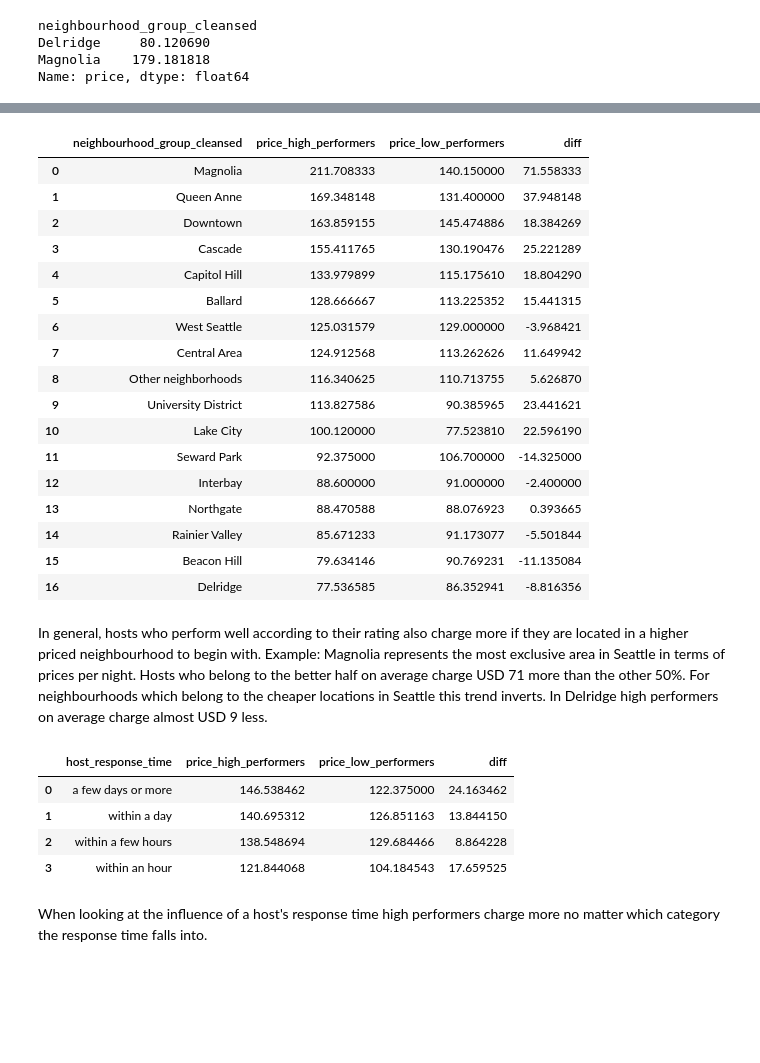
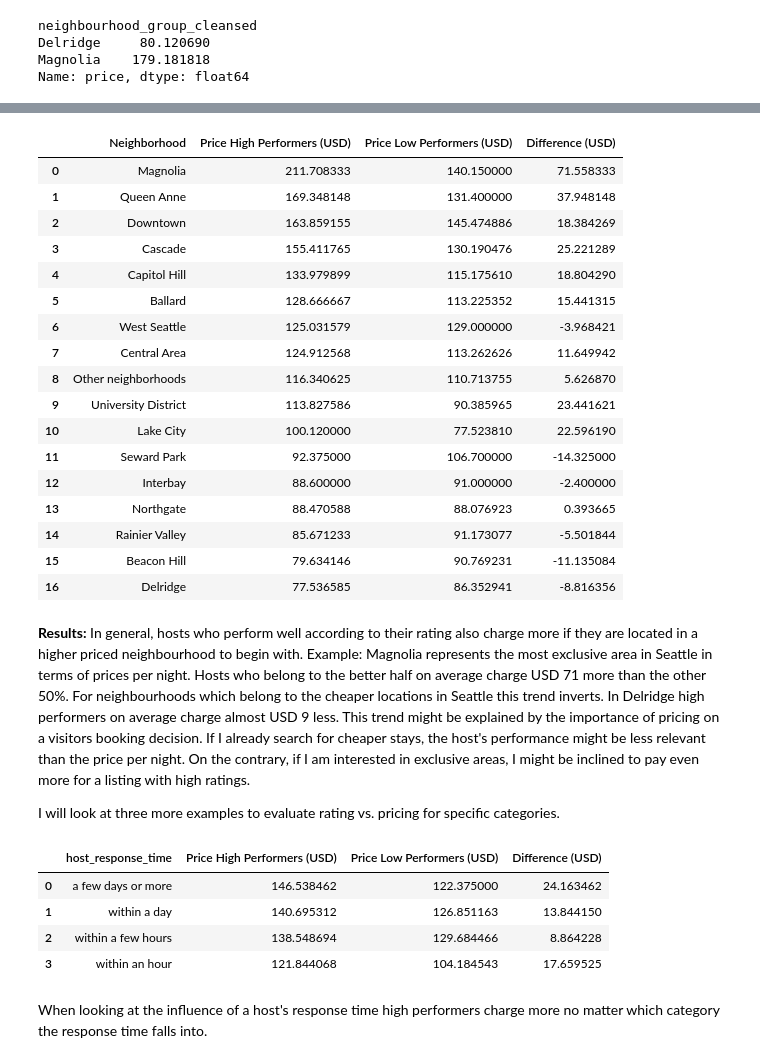
Before and after one commit to sandramuschkorgel/Udacity_Airbnb_Seattle_Analysis, a Jupyter notebook: DSND_Write_A_Data_Science_Blog_Post.ipynb, the cells around one changed output, grey strips where cells are left out. Drawn from its saved outputs; the diff is of its cells as text; code cells hidden in the pictures; blank space fills up the shorter version.

```diff
--- a/DSND_Write_A_Data_Science_Blog_Post.ipynb
+++ b/DSND_Write_A_Data_Science_Blog_Post.ipynb
@@ -790,11 +790,21 @@ price_locations = df_listings.groupby('neighbourhood_group_cleansed')['price'].m
 location_cheap = price_locations.index[len(price_locations)-1]
 location_expensive = price_locations.index[0]
 # %%
-plt.figure(figsize=(18,5))
-plt.bar(price_locations.index, price_locations)
-plt.hlines(df_listings.price.mean(), xmin=location_expensive, xmax=location_cheap, color='cyan')
+fig, ax = plt.subplots(figsize=(18,5))
+ax.bar(price_locations.index, price_locations, width=0.6, color='#e0e0e0')
+
+plt.hlines(df_listings.price.mean(), xmin=location_expensive, xmax=location_cheap, color='#336699', linestyles='dotted')
 plt.xticks(rotation=90)
-plt.title('Average Price for Booked Nights Separated by Neighbourhood')
-plt.xlabel('Location')
-plt.ylabel('Average Price for Booked Nights (USD)');
+plt.title('Average Price for Booked Nights separated by Neighbourhood', fontsize='x-large')
+plt.ylabel('Average Price for Booked Nights (USD)')
+plt.legend(labels=['Average Price per Night $125'], loc=3)
+
+ticks = np.arange(len(price_locations))
+for i in ticks:
+    plt.text(x=i, y=price_locations[i]+5, ha='center',
+             s='${:.0f}'.format(price_locations[i]), fontdict={'fontsize':'large'})
+
+for side in ['top', 'right', 'left']:
+    ax.spines[side].set_visible(False)
+ax.yaxis.set_visible(False);
 # %% [output]
@@ -827,20 +840,20 @@ def price_diff(price_col, score_col, cat_col):
     threshold = df_listings[score_col].quantile(0.5)
     # High performers belong to the better 50%
     upper_df = df_listings[df_listings[score_col] >= threshold].groupby(cat_col)[price_col].mean().sort_values(ascending=False).to_frame().reset_index()
-    upper_df = upper_df.rename(columns={price_col:'{}_high_performers'.format(price_col)})
+    upper_df = upper_df.rename(columns={price_col:'{} High Performers (USD)'.format(price_col.capitalize())})
     # Low performers belong to the lower 50%
     lower_df = df_listings[df_listings[score_col] < threshold].groupby(cat_col)[price_col].mean().sort_values(ascending=False).to_frame().reset_index()
-    lower_df = lower_df.rename(columns={price_col:'{}_low_performers'.format(price_col)})
+    lower_df = lower_df.rename(columns={price_col:'{} Low Performers (USD)'.format(price_col.capitalize())})
 
     df = upper_df.merge(lower_df, on=cat_col)
-    df['diff'] = df[df.columns[1]] - df[df.columns[2]]
+    df['Difference (USD)'] = df[df.columns[1]] - df[df.columns[2]]
 
     return df
 # %%
 df_sub = price_diff('price', 'review_scores_rating', 'neighbourhood_group_cleansed')
-df_sub.style.bar(subset=['diff'], align='mid', color=['#d65f5f', '#5fba7d'])
+df_sub.rename(columns={'neighbourhood_group_cleansed':'Neighborhood'}).style.bar(subset=['Difference (USD)'], align='mid', color=['#d65f5f', '#5fba7d'])
 # %% [output]
-|  | neighbourhood_group_cleansed | price_high_performers | price_low_performers | diff |
+|  | Neighborhood | Price High Performers (USD) | Price Low Performers (USD) | Difference (USD) |
 | 0 | Magnolia | 211.708333 | 140.150000 | 71.558333 |
 | 1 | Queen Anne | 169.348148 | 131.400000 | 37.948148 |
 | 2 | Downtown | 163.859155 | 145.474886 | 18.384269 |
@@ -859,12 +872,15 @@ df_sub.style.bar(subset=['diff'], align='mid', color=['#d65f5f', '#5fba7d'])
 | 15 | Beacon Hill | 79.634146 | 90.769231 | -11.135084 |
 | 16 | Delridge | 77.536585 | 86.352941 | -8.816356 |
 # %% [markdown]
-In general, hosts who perform well according to their rating also charge more if they are located in a higher priced neighbourhood to begin with. Example: Magnolia represents the most exclusive area in Seattle in terms of prices per night. Hosts who belong to the better half on average charge USD 71 more than the other 50%. For neighbourhoods which belong to the cheaper locations in Seattle this trend inverts. In Delridge high performers on average charge almost USD 9 less.
+**Results:** In general, hosts who perform well according to their rating also charge more if they are located in a higher priced neighbourhood to begin with. Example: Magnolia represents the most exclusive area in Seattle in terms of prices per night. Hosts who belong to the better half on average charge USD 71 more than the other 50%. For neighbourhoods which belong to the cheaper locations in Seattle this trend inverts. In Delridge high performers on average charge almost USD 9 less. This trend might be explained by the importance of pricing on a visitors booking decision. If I already search for cheaper stays, the host's performance might be less relevant than the price per night. On the contrary, if I am interested in exclusive areas, I might be inclined to pay even more for a listing with high ratings.
+
+I will look at three more examples to evaluate rating vs. pricing for specific categories.
 # %%
+# Review score vs. price for different host response times
 df_sub = price_diff('price', 'review_scores_rating', 'host_response_time')
-df_sub.style.bar(subset=['diff'], align='mid', color=['#d65f5f', '#5fba7d'])
+df_sub.style.bar(subset=['Difference (USD)'], align='mid', color=['#d65f5f', '#5fba7d'])
 # %% [output]
-|  | host_response_time | price_high_performers | price_low_performers | diff |
+|  | host_response_time | Price High Performers (USD) | Price Low Performers (USD) | Difference (USD) |
 | 0 | a few days or more | 146.538462 | 122.375000 | 24.163462 |
 | 1 | within a day | 140.695312 | 126.851163 | 13.844150 |
 | 2 | within a few hours | 138.548694 | 129.684466 | 8.864228 |
```
Also changed, not shown: parts of 33 cells of this notebook.
